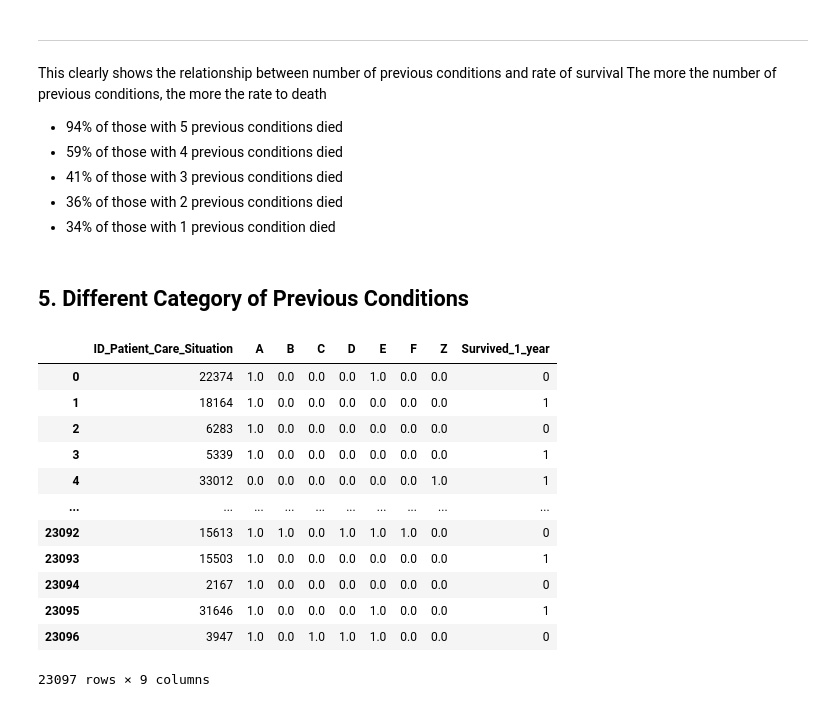
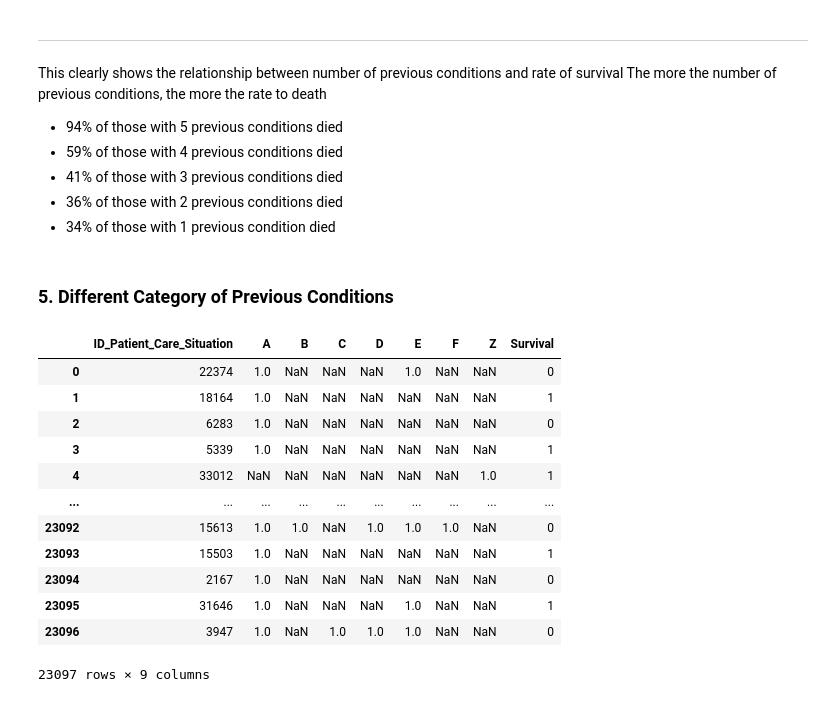
Before and after one commit to Kekyei/Hospital-Patients-Survival, a Jupyter notebook: Exploratory-Data-Analysis.ipynb, the cells around one changed output. Saved outputs shown, nothing was run; the diff lists cells and outputs as text; code cells hidden in the pictures.

```diff
--- a/Exploratory-Data-Analysis.ipynb
+++ b/Exploratory-Data-Analysis.ipynb
@@ -294,24 +296,23 @@ The more the number of previous conditions, the more the rate to death
 - 36% of those with 2 previous conditions died
 - 34% of those with 1 previous condition died
 # %% [markdown]
-## 5. Different Category of Previous Conditions
+### 5. Different Category of Previous Conditions
 # %%
-cat_prev_condition = pharma_data[["ID_Patient_Care_Situation","A","B","C","D","E","F","Z","Survived_1_year"]]
-# cat_prev_condition_total = cat_prev_condition.groupby([cat_prev_condition["Previous_con"],cat_prev_condition["Survival"]])["id"].count().unstack()
-# cat_prev_condition_percent = (Prev_con_total.div(Prev_con_total.sum(axis = 1),axis = 0)*100).sort_values(by = 0,ascending = True)
-# Prev_con_percent
+cat_prev_condition = pharma_data[["ID_Patient_Care_Situation","A","B","C","D","E","F","Z"]]
+cat_prev_condition = cat_prev_condition.replace(0,np.nan)
+cat_prev_condition["Survival"] = pharma_data.Survived_1_year
 cat_prev_condition
 # %% [output]
-|  | ID_Patient_Care_Situation | A | B | C | D | E | F | Z | Survived_1_year |
-| 0 | 22374 | 1.0 | 0.0 | 0.0 | 0.0 | 1.0 | 0.0 | 0.0 | 0 |
-| 1 | 18164 | 1.0 | 0.0 | 0.0 | 0.0 | 0.0 | 0.0 | 0.0 | 1 |
-| 2 | 6283 | 1.0 | 0.0 | 0.0 | 0.0 | 0.0 | 0.0 | 0.0 | 0 |
-| 3 | 5339 | 1.0 | 0.0 | 0.0 | 0.0 | 0.0 | 0.0 | 0.0 | 1 |
-| 4 | 33012 | 0.0 | 0.0 | 0.0 | 0.0 | 0.0 | 0.0 | 1.0 | 1 |
+|  | ID_Patient_Care_Situation | A | B | C | D | E | F | Z | Survival |
+| 0 | 22374 | 1.0 | NaN | NaN | NaN | 1.0 | NaN | NaN | 0 |
+| 1 | 18164 | 1.0 | NaN | NaN | NaN | NaN | NaN | NaN | 1 |
+| 2 | 6283 | 1.0 | NaN | NaN | NaN | NaN | NaN | NaN | 0 |
+| 3 | 5339 | 1.0 | NaN | NaN | NaN | NaN | NaN | NaN | 1 |
+| 4 | 33012 | NaN | NaN | NaN | NaN | NaN | NaN | 1.0 | 1 |
 | ... | ... | ... | ... | ... | ... | ... | ... | ... | ... |
-| 23092 | 15613 | 1.0 | 1.0 | 0.0 | 1.0 | 1.0 | 1.0 | 0.0 | 0 |
-| 23093 | 15503 | 1.0 | 0.0 | 0.0 | 0.0 | 0.0 | 0.0 | 0.0 | 1 |
-| 23094 | 2167 | 1.0 | 0.0 | 0.0 | 0.0 | 0.0 | 0.0 | 0.0 | 0 |
-| 23095 | 31646 | 1.0 | 0.0 | 0.0 | 0.0 | 1.0 | 0.0 | 0.0 | 1 |
-| 23096 | 3947 | 1.0 | 0.0 | 1.0 | 1.0 | 1.0 | 0.0 | 0.0 | 0 |
+| 23092 | 15613 | 1.0 | 1.0 | NaN | 1.0 | 1.0 | 1.0 | NaN | 0 |
+| 23093 | 15503 | 1.0 | NaN | NaN | NaN | NaN | NaN | NaN | 1 |
+| 23094 | 2167 | 1.0 | NaN | NaN | NaN | NaN | NaN | NaN | 0 |
+| 23095 | 31646 | 1.0 | NaN | NaN | NaN | 1.0 | NaN | NaN | 1 |
+| 23096 | 3947 | 1.0 | NaN | 1.0 | 1.0 | 1.0 | NaN | NaN | 0 |
 23097 rows × 9 columns
```
Also changed, not shown: parts of 38 cells of this notebook.
